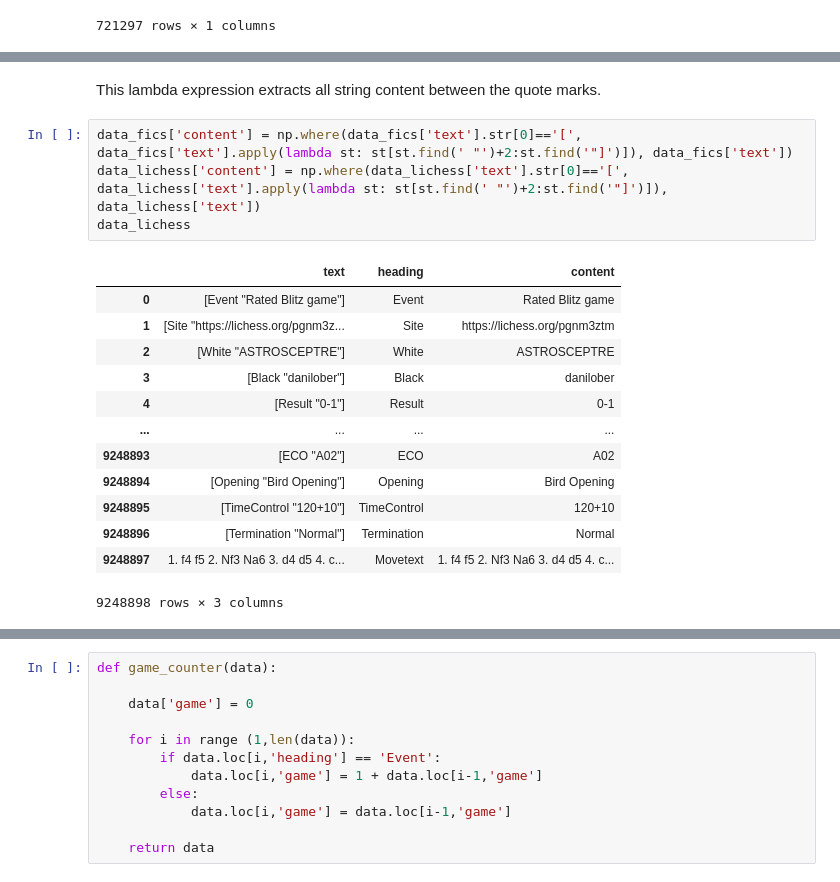
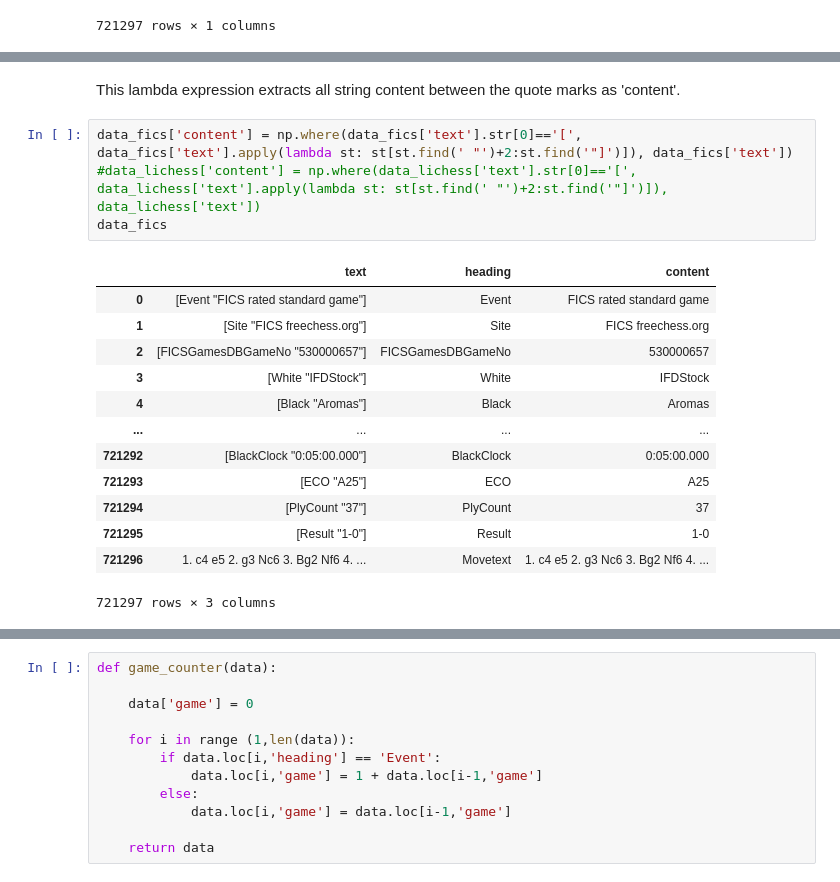
Before and after one commit to AGordon777/Unit5-MidProject, a Jupyter notebook: data preparation.ipynb, the cells around one changed output, grey strips where cells are left out. Drawn from its saved outputs; the diff is of its cells as text.

```diff
--- a/data preparation.ipynb
+++ b/data preparation.ipynb
@@ -140,22 +140,22 @@ data_fics
 | 721296 | 1. c4 e5 2. g3 Nc6 3. Bg2 Nf6 4. ... | Movetext |
 721297 rows × 2 columns
 # %% [markdown]
-This lambda expression extracts all string content between the quote marks.
+This lambda expression extracts all string content between the quote marks as 'content'.
 # %%
 data_fics['content'] = np.where(data_fics['text'].str[0]=='[', data_fics['text'].apply(lambda st: st[st.find(' "')+2:st.find('"]')]), data_fics['text'])
-data_lichess['content'] = np.where(data_lichess['text'].str[0]=='[', data_lichess['text'].apply(lambda st: st[st.find(' "')+2:st.find('"]')]), data_lichess['text'])
-data_lichess
+#data_lichess['content'] = np.where(data_lichess['text'].str[0]=='[', data_lichess['text'].apply(lambda st: st[st.find(' "')+2:st.find('"]')]), data_lichess['text'])
+data_fics
 # %% [output]
 |  | text | heading | content |
-| 0 | [Event "Rated Blitz game"] | Event | Rated Blitz game |
-| 1 | [Site "https://lichess.org/pgnm3z... | Site | https://lichess.org/pgnm3ztm |
-| 2 | [White "ASTROSCEPTRE"] | White | ASTROSCEPTRE |
-| 3 | [Black "danilober"] | Black | danilober |
-| 4 | [Result "0-1"] | Result | 0-1 |
+| 0 | [Event "FICS rated standard game"] | Event | FICS rated standard game |
+| 1 | [Site "FICS freechess.org"] | Site | FICS freechess.org |
+| 2 | [FICSGamesDBGameNo "530000657"] | FICSGamesDBGameNo | 530000657 |
+| 3 | [White "IFDStock"] | White | IFDStock |
+| 4 | [Black "Aromas"] | Black | Aromas |
 | ... | ... | ... | ... |
-| 9248893 | [ECO "A02"] | ECO | A02 |
-| 9248894 | [Opening "Bird Opening"] | Opening | Bird Opening |
-| 9248895 | [TimeControl "120+10"] | TimeControl | 120+10 |
-| 9248896 | [Termination "Normal"] | Termination | Normal |
-| 9248897 | 1. f4 f5 2. Nf3 Na6 3. d4 d5 4. c... | Movetext | 1. f4 f5 2. Nf3 Na6 3. d4 d5 4. c... |
+| 721292 | [BlackClock "0:05:00.000"] | BlackClock | 0:05:00.000 |
+| 721293 | [ECO "A25"] | ECO | A25 |
+| 721294 | [PlyCount "37"] | PlyCount | 37 |
+| 721295 | [Result "1-0"] | Result | 1-0 |
+| 721296 | 1. c4 e5 2. g3 Nc6 3. Bg2 Nf6 4. ... | Movetext | 1. c4 e5 2. g3 Nc6 3. Bg2 Nf6 4. ... |
-9248898 rows × 3 columns
+721297 rows × 3 columns
```
Also changed, not shown: parts of 20 cells of this notebook, 2 other files.
